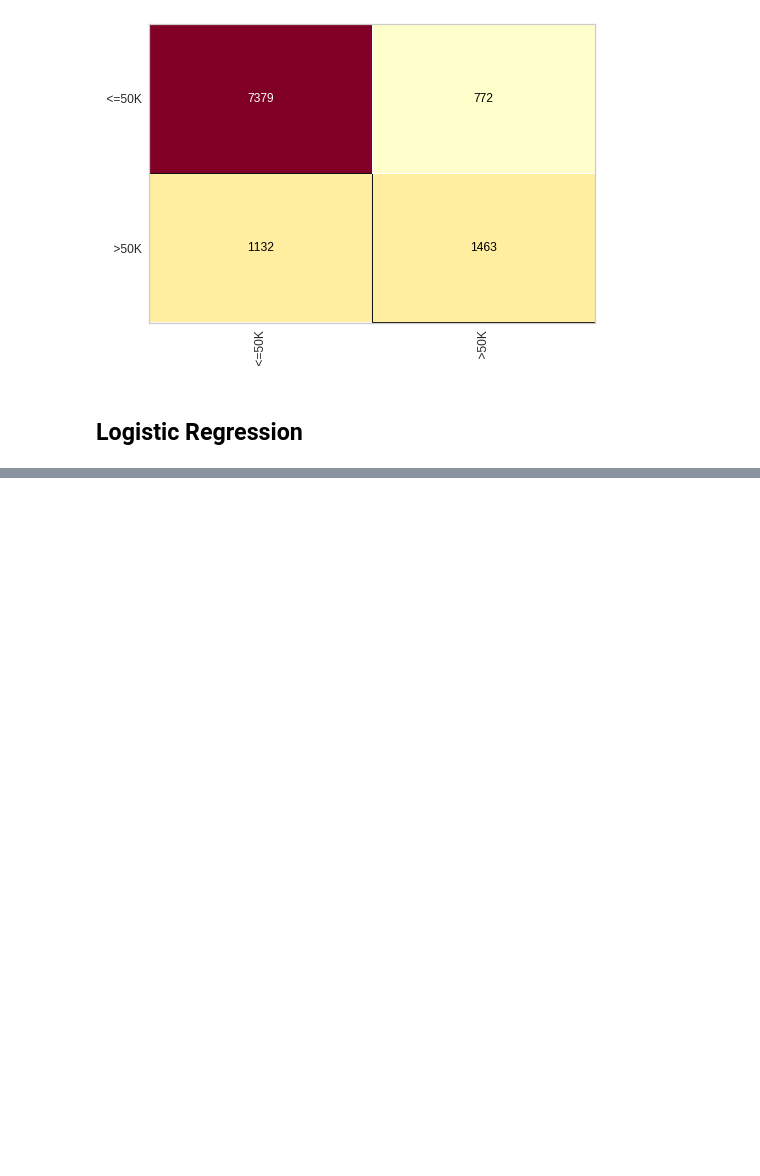
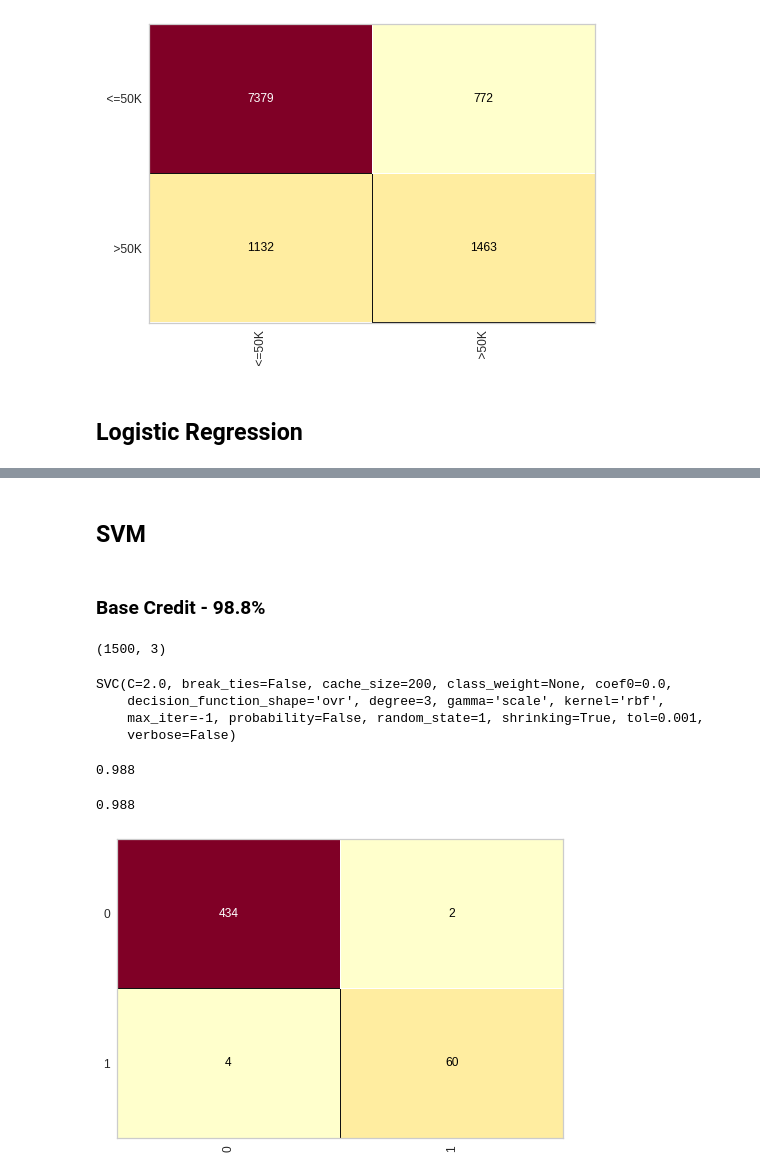
Before and after one commit to WES404/Machine_Learning_udemy, a Jupyter notebook: ML_UDEMY.ipynb, the cells around one changed output, grey strips where cells are left out. Cells and saved outputs as stored; diff of their text form; code cells hidden in the pictures; blank space fills up the shorter version.

```diff
--- a/ML_UDEMY.ipynb
+++ b/ML_UDEMY.ipynb
@@ -850,0 +1028,2 @@ print(classification_report(y_census_teste, previsoes))
+# %% [markdown]
+## SVM
@@ -850,0 +1032,18 @@ print(classification_report(y_census_teste, previsoes))
+# %% [markdown]
+### Base Credit - 98.8%
+# %%
+import pickle
+with open('credit.pkl', 'rb') as f:
+  X_credit_treinamento, y_credit_treinamento, X_credit_teste, y_credit_teste = pickle.load(f)
+# %%
+X_credit_treinamento.shape
+# %% [output]
+(1500, 3)
+# %%
+svm_credit = SVC(kernel="rbf", random_state=1, C = 2.0)
+svm_credit.fit(X_credit_treinamento, y_credit_treinamento)
+# %% [output]
+SVC(C=2.0, break_ties=False, cache_size=200, class_weight=None, coef0=0.0,
+    decision_function_shape='ovr', degree=3, gamma='scale', kernel='rbf',
+    max_iter=-1, probability=False, random_state=1, shrinking=True, tol=0.001,
+    verbose=False)
@@ -850,0 +1052,13 @@ print(classification_report(y_census_teste, previsoes))
+# %%
+from sklearn.metrics import accuracy_score, classification_report
+accuracy_score(y_credit_teste, previsoes)
+# %% [output]
+0.988
+# %%
+from yellowbrick.classifier import ConfusionMatrix
+cm = ConfusionMatrix(svm_credit)
+cm.fit(X_credit_treinamento, y_credit_treinamento)
+cm.score(X_credit_teste, y_credit_teste)
+# %% [output]
+0.988
+[figure, added]
```
Also changed, not shown: parts of 38 cells of this notebook.
